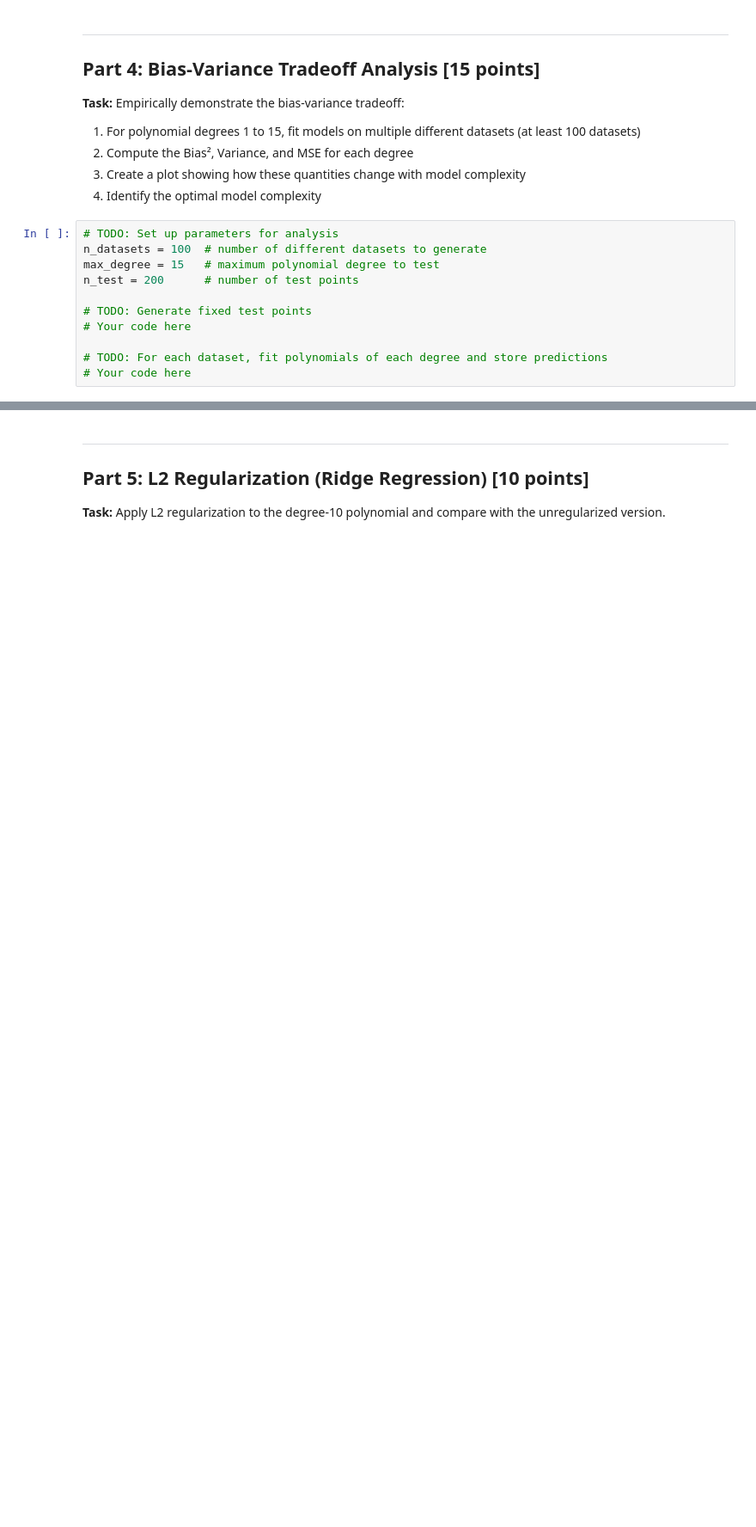
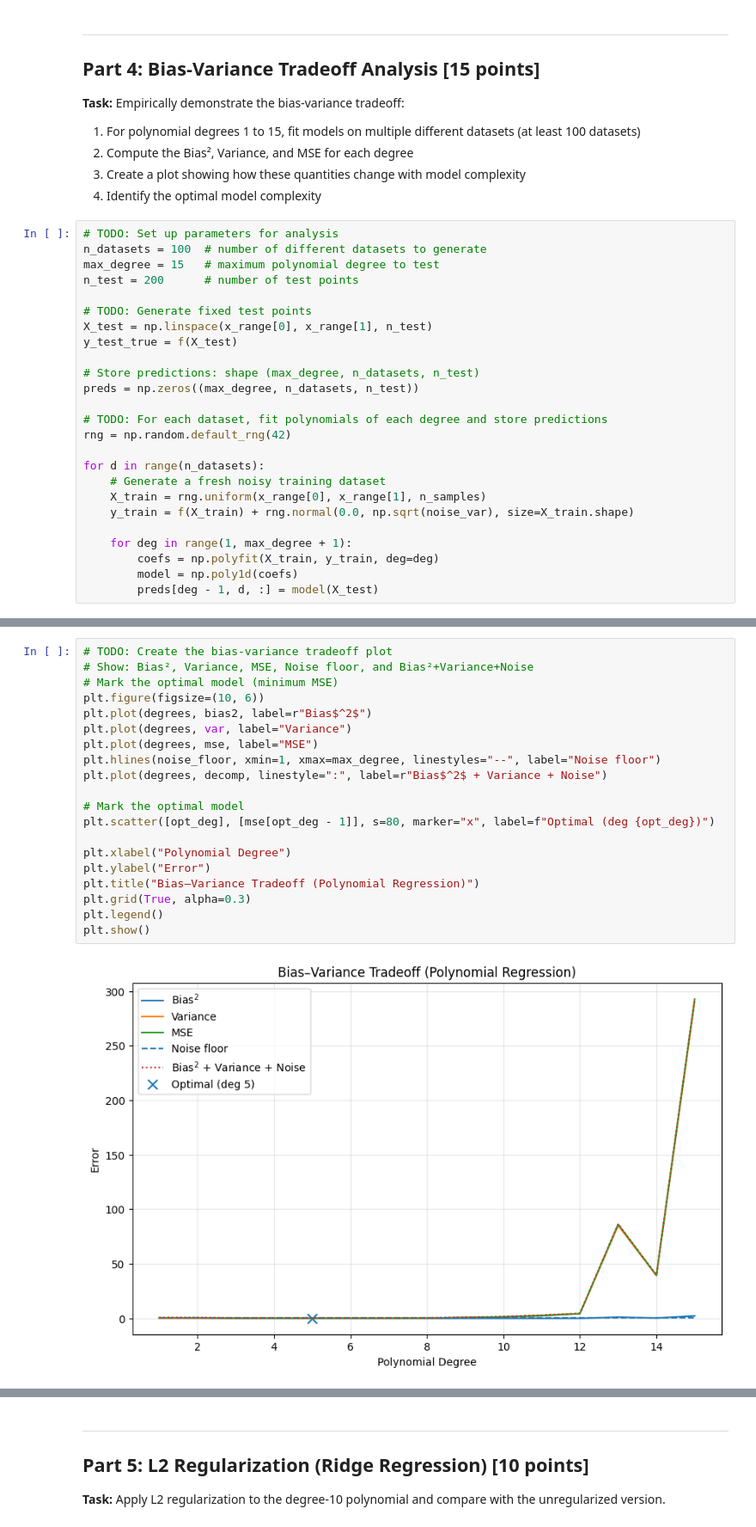
Before and after one commit to tanishpatel0106/Generative-AI-using-LLMs, a Jupyter notebook: Assignment 1/problem1_bias_variance_regularization.ipynb, the cells around one changed output, grey strips where cells are left out. Shown at 86% size. Saved outputs shown, nothing was run; the diff lists cells and outputs as text; blank space fills up the shorter version.

```diff
--- a/Assignment 1/problem1_bias_variance_regularization.ipynb
+++ b/Assignment 1/problem1_bias_variance_regularization.ipynb
@@ -91,7 +213,21 @@ max_degree = 15   # maximum polynomial degree to test
 n_test = 200      # number of test points
 
 # TODO: Generate fixed test points
-# Your code here
+X_test = np.linspace(x_range[0], x_range[1], n_test)
+y_test_true = f(X_test)
+
+# Store predictions: shape (max_degree, n_datasets, n_test)
+preds = np.zeros((max_degree, n_datasets, n_test))
 
 # TODO: For each dataset, fit polynomials of each degree and store predictions
-# Your code here
+rng = np.random.default_rng(42)
+
+for d in range(n_datasets):
+    # Generate a fresh noisy training dataset
+    X_train = rng.uniform(x_range[0], x_range[1], n_samples)
+    y_train = f(X_train) + rng.normal(0.0, np.sqrt(noise_var), size=X_train.shape)
+
+    for deg in range(1, max_degree + 1):
+        coefs = np.polyfit(X_train, y_train, deg=deg)
+        model = np.poly1d(coefs)
+        preds[deg - 1, d, :] = model(X_test)
@@ -114,0 +282,22 @@ n_test = 200      # number of test points
+# %%
+# TODO: Create the bias-variance tradeoff plot
+# Show: Bias², Variance, MSE, Noise floor, and Bias²+Variance+Noise
+# Mark the optimal model (minimum MSE)
+plt.figure(figsize=(10, 6))
+plt.plot(degrees, bias2, label=r"Bias$^2$")
+plt.plot(degrees, var, label="Variance")
+plt.plot(degrees, mse, label="MSE")
+plt.hlines(noise_floor, xmin=1, xmax=max_degree, linestyles="--", label="Noise floor")
+plt.plot(degrees, decomp, linestyle=":", label=r"Bias$^2$ + Variance + Noise")
+
+# Mark the optimal model
+plt.scatter([opt_deg], [mse[opt_deg - 1]], s=80, marker="x", label=f"Optimal (deg {opt_deg})")
+
+plt.xlabel("Polynomial Degree")
+plt.ylabel("Error")
+plt.title("Bias–Variance Tradeoff (Polynomial Regression)")
+plt.grid(True, alpha=0.3)
+plt.legend()
+plt.show()
+# %% [output]
+[figure, added]
```
Also changed, not shown: parts of 19 cells of this notebook.
